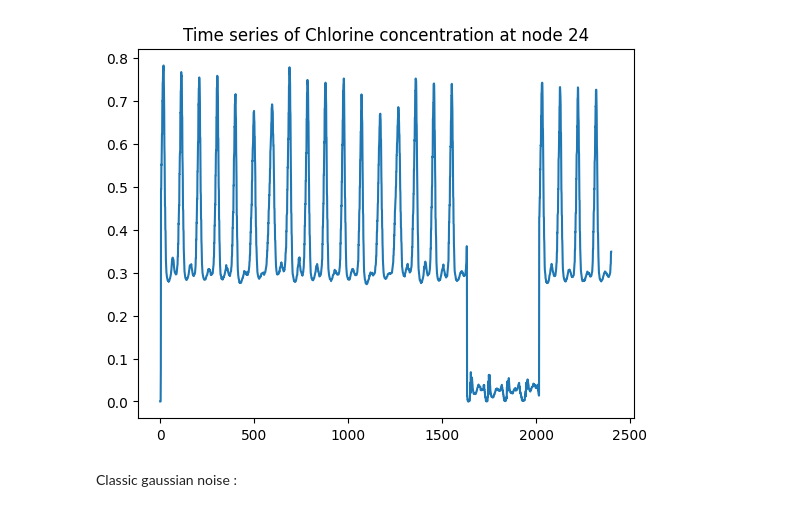
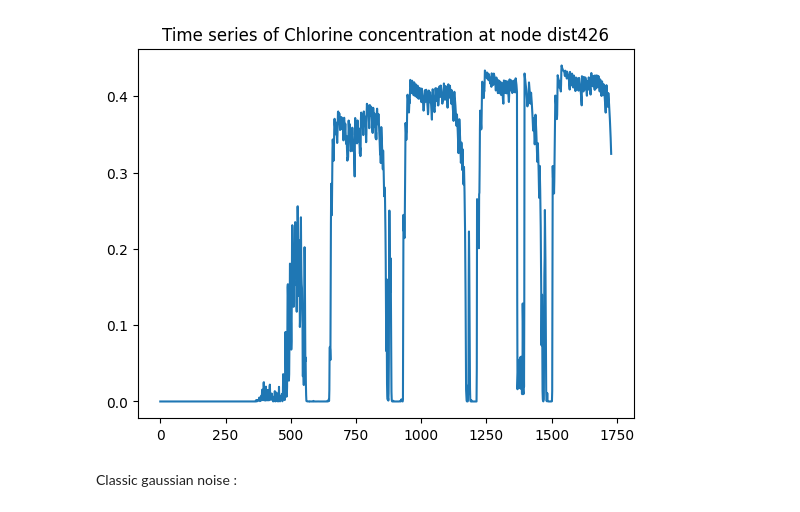
Before and after one commit to elineee/AI-for-Drinking-Water-Chlorination-Challenge-IJCAI-25, a Jupyter notebook: data/data_transformation.ipynb, the cells around one changed output. Drawn from its saved outputs; the diff is of its cells as text; code cells hidden in the pictures.

```diff
--- a/data/data_transformation.ipynb
+++ b/data/data_transformation.ipynb
@@ -1,21 +1,21 @@
 # %%
 import pandas as pd
 
-df = pd.read_csv(".\\data_compet\\scada_data_conta_node_376.csv")
+df = pd.read_csv(".\\data_compet\\scada_data_conta_node_356.csv")
 
-node_id = "dist33"
+node_id = "dist426"
 column_name = f"bulk_species_node [MG] at Chlorine @ {node_id}"
 
 def plot_time_series(df, node):
     column_name_cl = f"bulk_species_node [MG] at Chlorine @ {node}"
     if column_name_cl in df.columns:
         df[column_name_cl].plot(title=f"Time series of Chlorine concentration at node {node}")
     else:
         print(f"Column {column_name_cl} not found in DataFrame.")
 
-plot_time_series(df, "dist33")
+plot_time_series(df, "dist426")
 # %% [output]
-[figure, old version]
+[figure, new version]
 # %% [markdown]
 Classic gaussian noise :
 # %%
```
Also changed, not shown: parts of 3 cells of this notebook, 6 other files.
